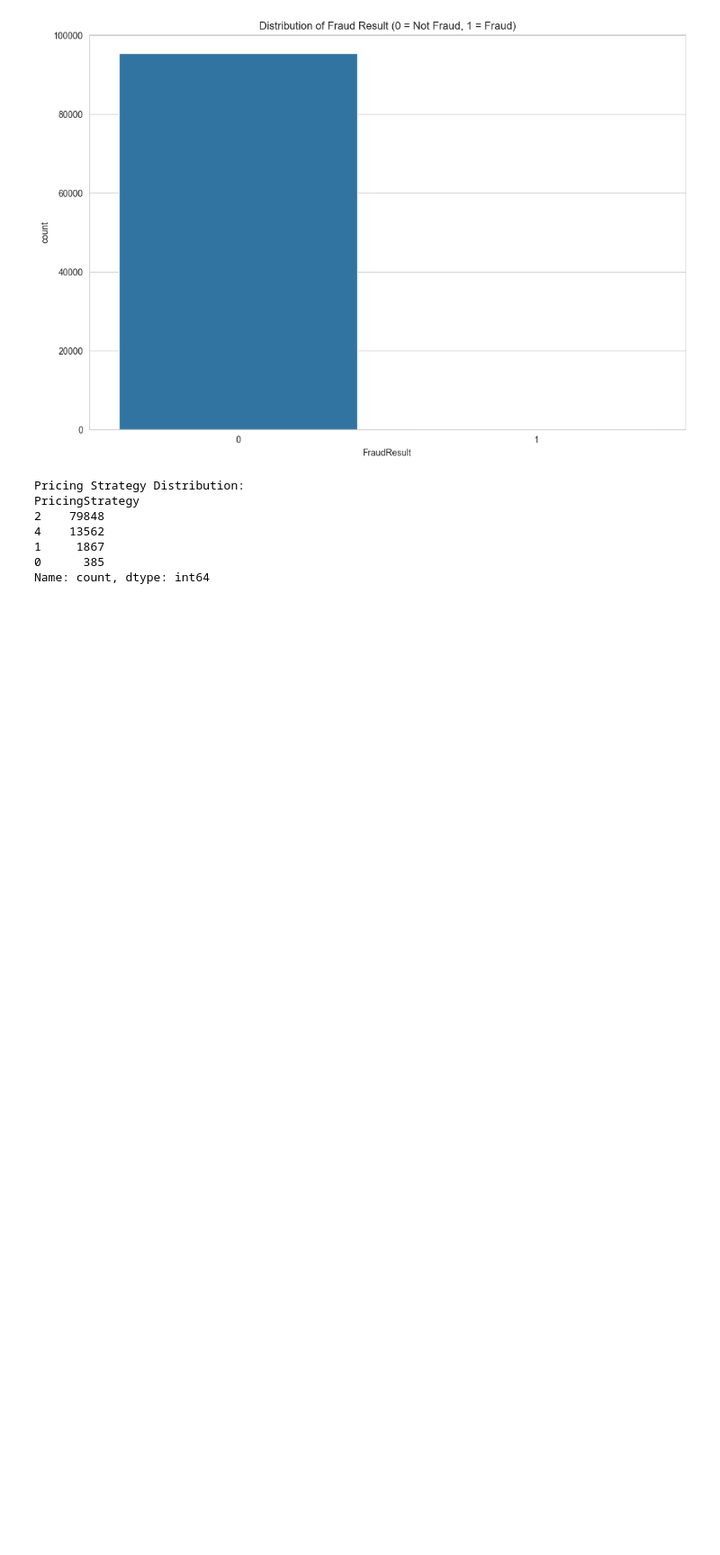
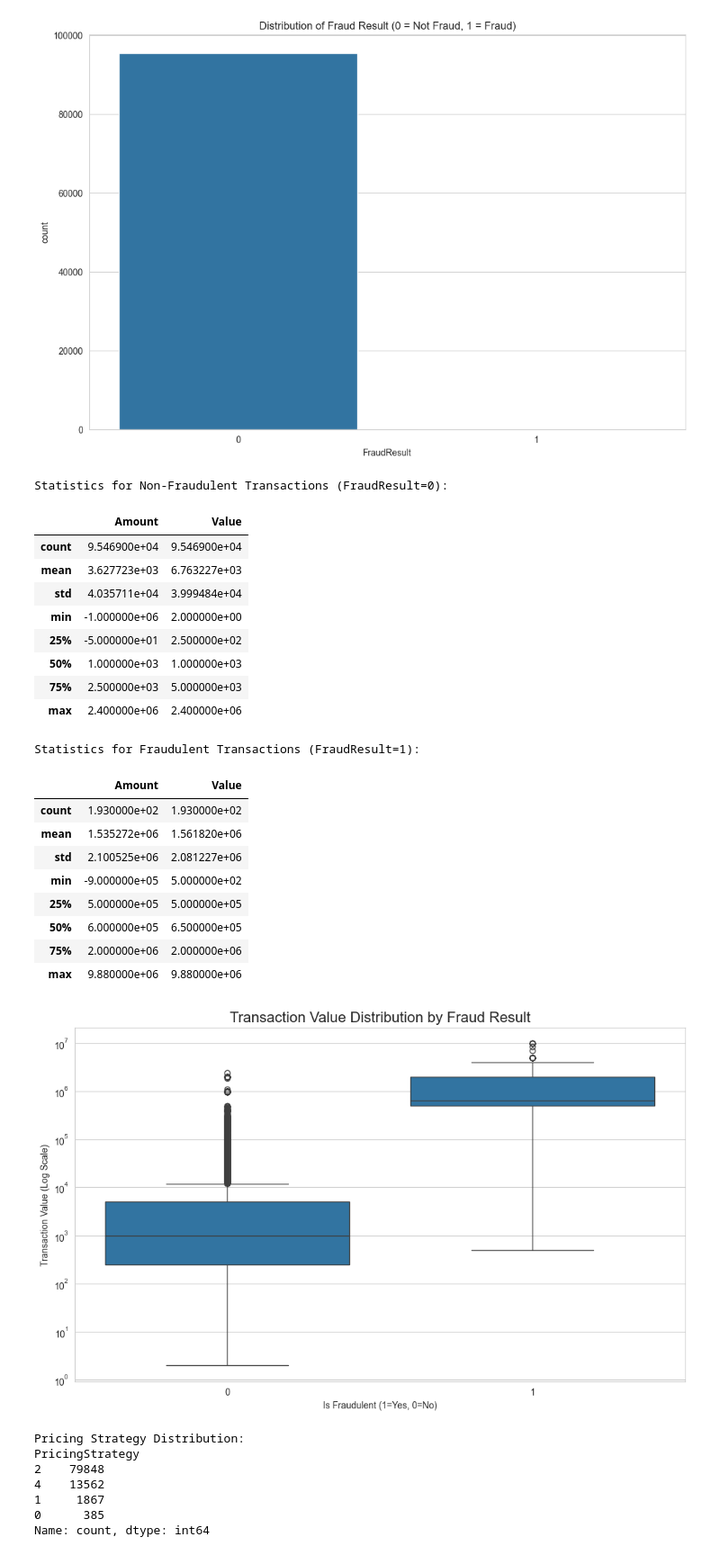
Before and after one commit to sanoy-si/Bati-Credit-Risk-Model, a Jupyter notebook: notebooks/1.0-eda.ipynb, the cells around one changed output. Shown at 90% size. Saved outputs shown, nothing was run; the diff lists cells and outputs as text; code cells hidden in the pictures; blank space fills up the shorter version.

```diff
--- a/notebooks/1.0-eda.ipynb
+++ b/notebooks/1.0-eda.ipynb
@@ -94,6 +94,44 @@ Name: count, dtype: int64
 
 Fraud Percentage: 0.2018%
 [figure]
+# %%
+# Compare statistical properties of fraudulent vs. non-fraudulent transactions
+print("Statistics for Non-Fraudulent Transactions (FraudResult=0):")
+display(df[df['FraudResult'] == 0][['Amount', 'Value']].describe())
+
+print("\nStatistics for Fraudulent Transactions (FraudResult=1):")
+display(df[df['FraudResult'] == 1][['Amount', 'Value']].describe())
+
+# Visualization: Are fraudulent transactions typically larger or smaller?
+plt.figure(figsize=(12, 7))
+sns.boxplot(x='FraudResult', y='Value', data=df)
+plt.title('Transaction Value Distribution by Fraud Result', fontsize=16)
+plt.yscale('log') # Use log scale due to extreme outliers
+plt.xlabel('Is Fraudulent (1=Yes, 0=No)')
+plt.ylabel('Transaction Value (Log Scale)')
+plt.show()
+# %% [output]
+Statistics for Non-Fraudulent Transactions (FraudResult=0):
+|  | Amount | Value |
+| count | 9.546900e+04 | 9.546900e+04 |
+| mean | 3.627723e+03 | 6.763227e+03 |
+| std | 4.035711e+04 | 3.999484e+04 |
+| min | -1.000000e+06 | 2.000000e+00 |
+| 25% | -5.000000e+01 | 2.500000e+02 |
+| 50% | 1.000000e+03 | 1.000000e+03 |
+| 75% | 2.500000e+03 | 5.000000e+03 |
+| max | 2.400000e+06 | 2.400000e+06 |
+Statistics for Fraudulent Transactions (FraudResult=1):
+|  | Amount | Value |
+| count | 1.930000e+02 | 1.930000e+02 |
+| mean | 1.535272e+06 | 1.561820e+06 |
+| std | 2.100525e+06 | 2.081227e+06 |
+| min | -9.000000e+05 | 5.000000e+02 |
+| 25% | 5.000000e+05 | 5.000000e+05 |
+| 50% | 6.000000e+05 | 6.500000e+05 |
+| 75% | 2.000000e+06 | 2.000000e+06 |
+| max | 9.880000e+06 | 9.880000e+06 |
+[figure, added]
 # %%
 # Analyze Pricing Strategy
 print("Pricing Strategy Distribution:")
```
Also changed, not shown: parts of 2 cells of this notebook.
